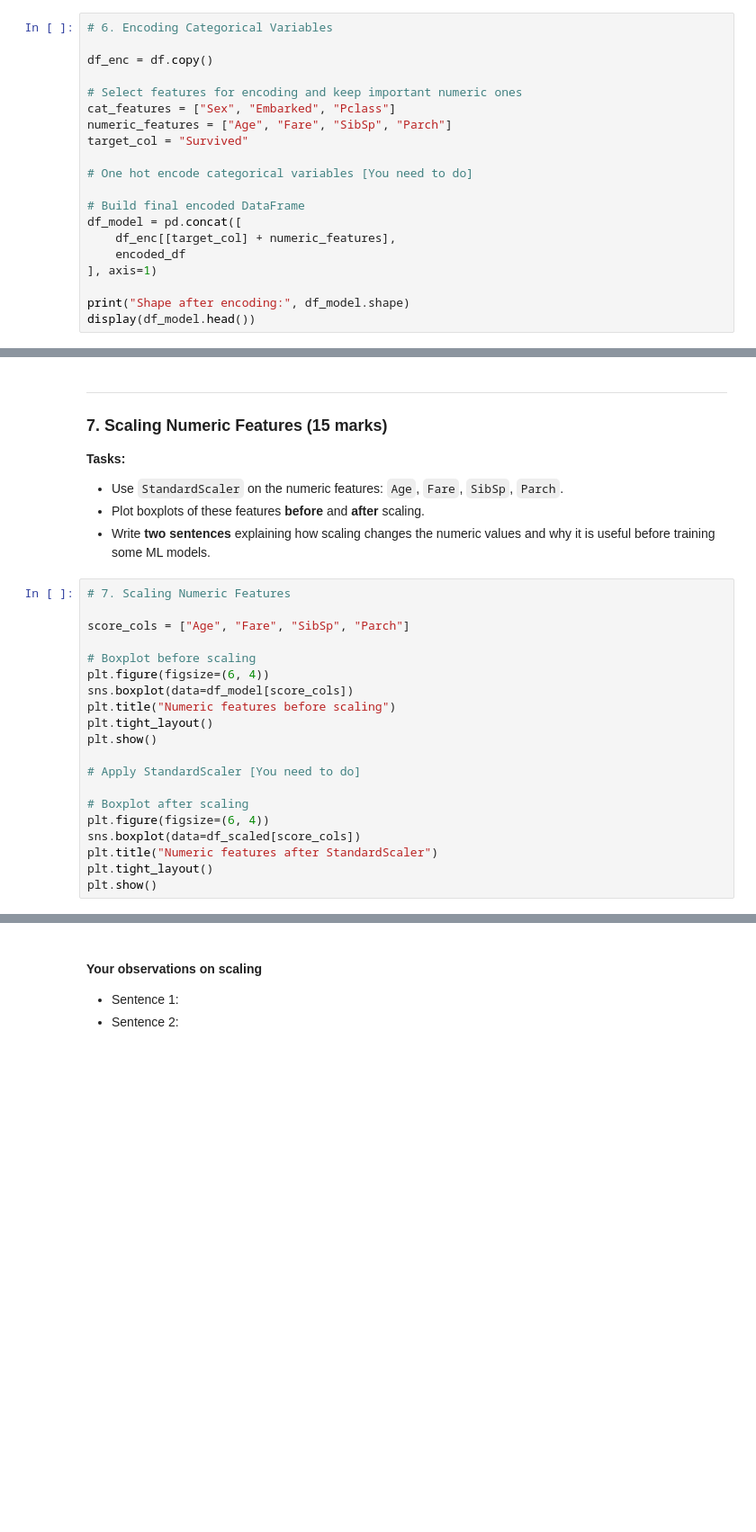
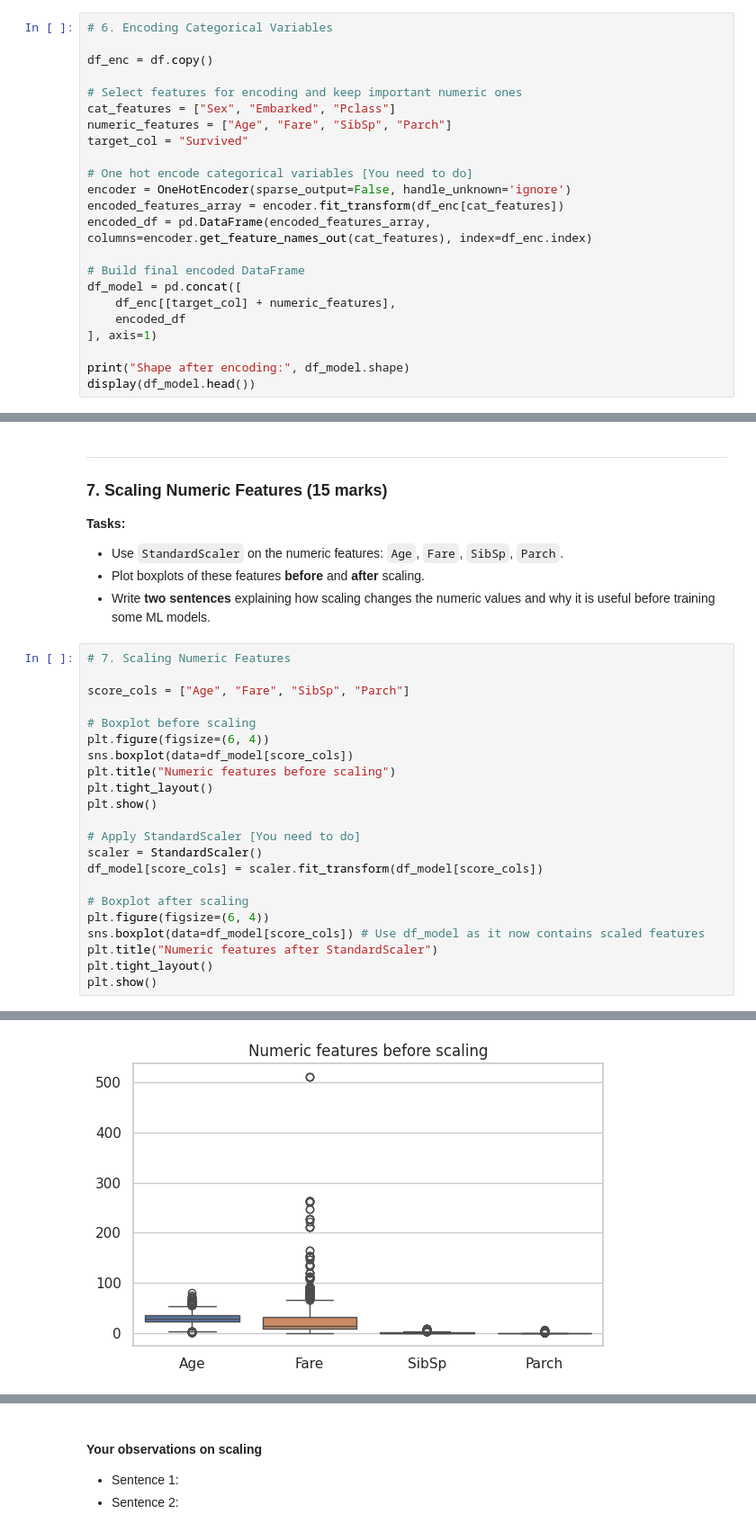
Before and after one commit to Robiulawal527/AI, a Jupyter notebook: Copy_of_Module_08_ML_Assignment_02.ipynb, the cells around one changed output, grey strips where cells are left out. Shown: that part at 90% size. Drawn from its saved outputs; the diff is of its cells as text; blank space fills up the shorter version.

```diff
--- a/Copy_of_Module_08_ML_Assignment_02.ipynb
+++ b/Copy_of_Module_08_ML_Assignment_02.ipynb
@@ -382,6 +382,9 @@ numeric_features = ["Age", "Fare", "SibSp", "Parch"]
 target_col = "Survived"
 
 # One hot encode categorical variables [You need to do]
+encoder = OneHotEncoder(sparse_output=False, handle_unknown='ignore')
+encoded_features_array = encoder.fit_transform(df_enc[cat_features])
+encoded_df = pd.DataFrame(encoded_features_array, columns=encoder.get_feature_names_out(cat_features), index=df_enc.index)
 
 # Build final encoded DataFrame
 df_model = pd.concat([
@@ -413,10 +422,12 @@ plt.tight_layout()
 plt.show()
 
 # Apply StandardScaler [You need to do]
+scaler = StandardScaler()
+df_model[score_cols] = scaler.fit_transform(df_model[score_cols])
 
 # Boxplot after scaling
 plt.figure(figsize=(6, 4))
-sns.boxplot(data=df_scaled[score_cols])
+sns.boxplot(data=df_model[score_cols]) # Use df_model as it now contains scaled features
 plt.title("Numeric features after StandardScaler")
 plt.tight_layout()
 plt.show()
@@ -425,0 +435 @@ NameError: name 'df_model' is not defined
+[figure, added]
```
Also changed, not shown: parts of 3 cells of this notebook.
